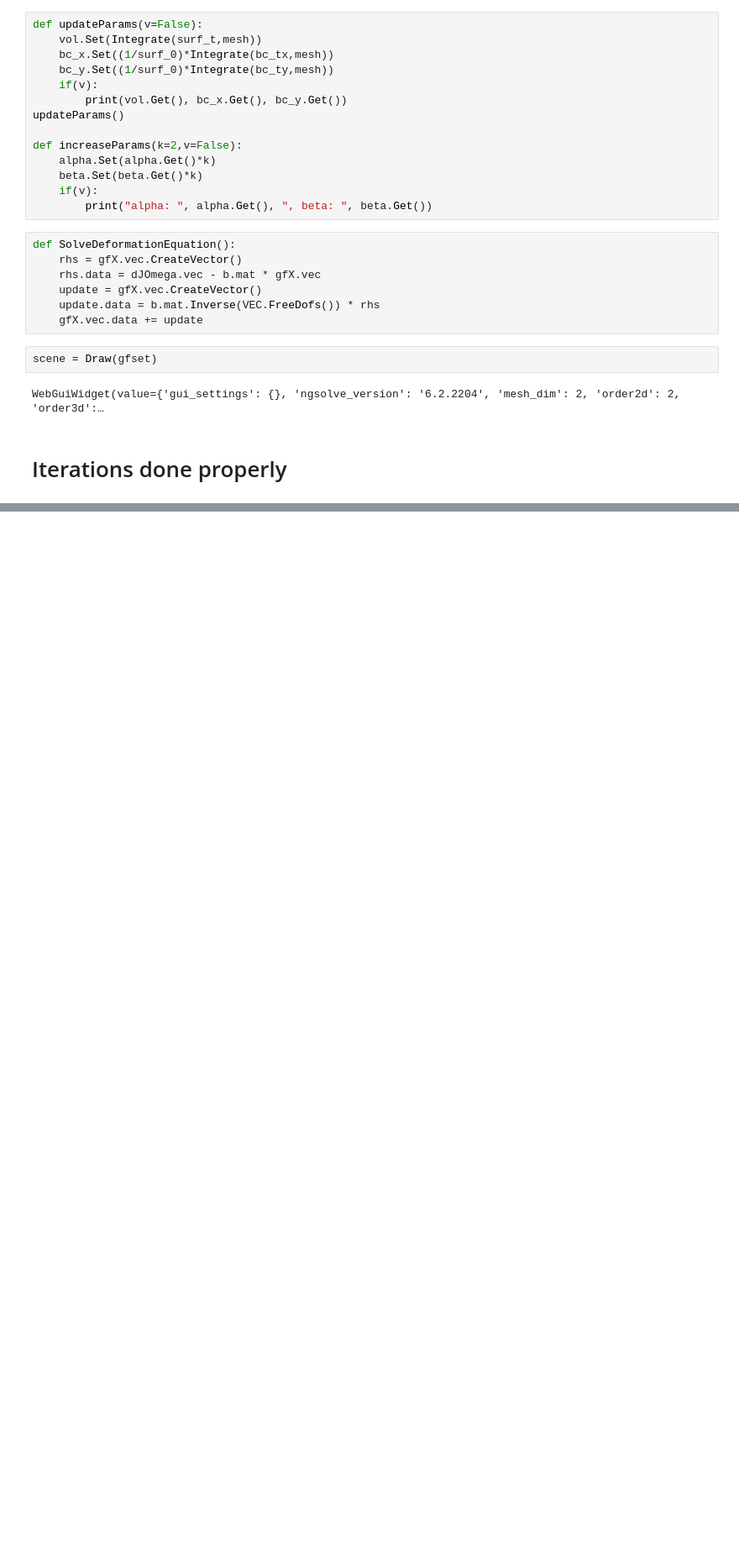
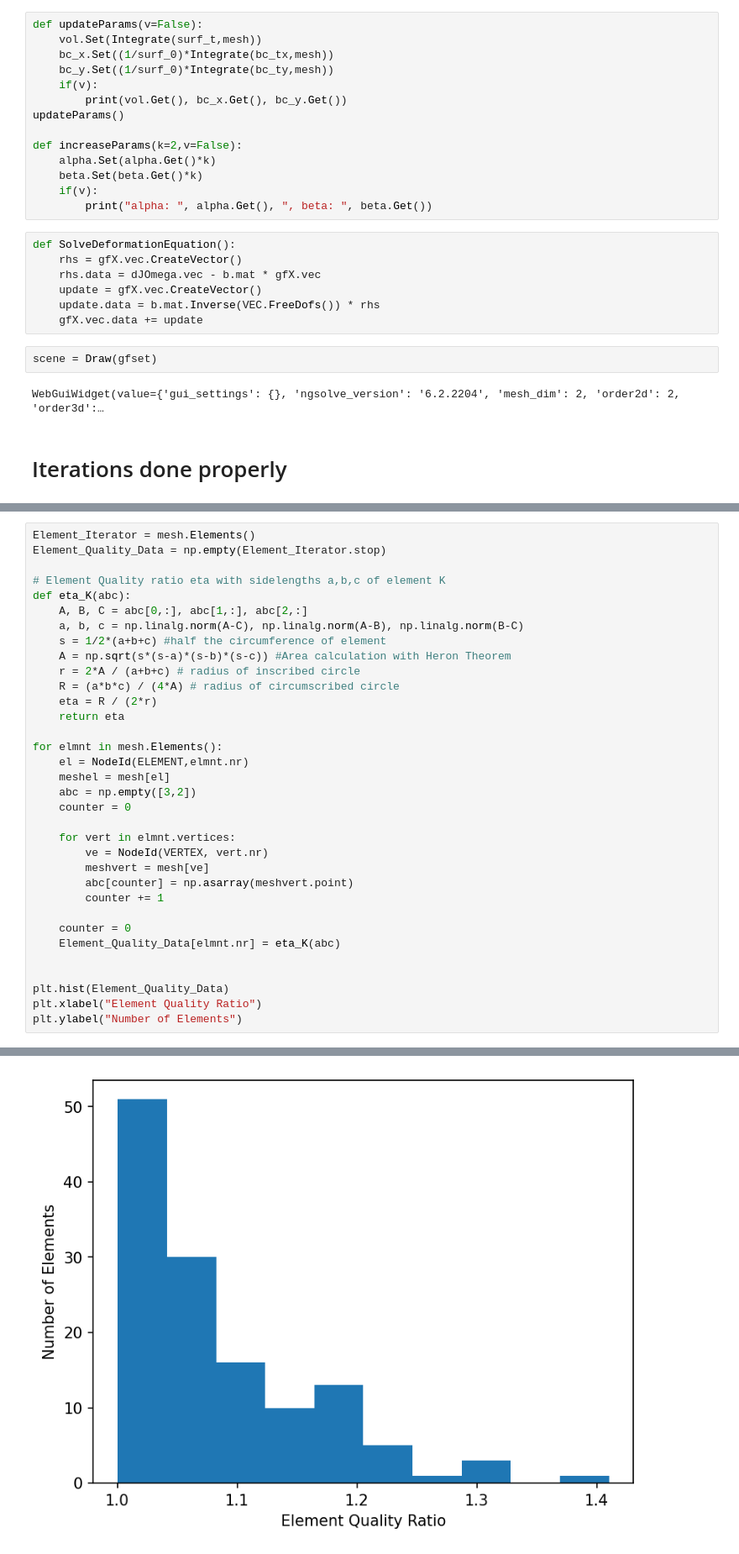
Before and after one commit to Alpel99/comp_math_SE, a Jupyter notebook: code/shape_opt_auto.ipynb, the cells around one changed output, grey strips where cells are left out. Shown: that part at 84% size. Saved outputs shown, nothing was run; the diff lists cells and outputs as text; blank space fills up the shorter version.

Commit message:
added mesh quality evaluation

```diff
--- a/code/shape_opt_auto.ipynb
+++ b/code/shape_opt_auto.ipynb
@@ -272,0 +276,35 @@ drag at iteration 0 :  1.101252184865718e-05
+# %%
+Element_Iterator = mesh.Elements()
+Element_Quality_Data = np.empty(Element_Iterator.stop)
+
+# Element Quality ratio eta with sidelengths a,b,c of element K
+def eta_K(abc):
+    A, B, C = abc[0,:], abc[1,:], abc[2,:]
+    a, b, c = np.linalg.norm(A-C), np.linalg.norm(A-B), np.linalg.norm(B-C)
+    s = 1/2*(a+b+c) #half the circumference of element
+    A = np.sqrt(s*(s-a)*(s-b)*(s-c)) #Area calculation with Heron Theorem
+    r = 2*A / (a+b+c) # radius of inscribed circle
+    R = (a*b*c) / (4*A) # radius of circumscribed circle
+    eta = R / (2*r)
+    return eta
+
+for elmnt in mesh.Elements():
+    el = NodeId(ELEMENT,elmnt.nr)
+    meshel = mesh[el]
+    abc = np.empty([3,2])
+    counter = 0
+
+    for vert in elmnt.vertices:
+        ve = NodeId(VERTEX, vert.nr)
+        meshvert = mesh[ve]
+        abc[counter] = np.asarray(meshvert.point)
+        counter += 1
+
+    counter = 0
+    Element_Quality_Data[elmnt.nr] = eta_K(abc)
+
+
+plt.hist(Element_Quality_Data)
+plt.xlabel("Element Quality Ratio")
+plt.ylabel("Number of Elements")
+# %% [output]
@@ -273,3 +312,4 @@ drag at iteration 0 :  1.101252184865718e-05
+[figure, added]
 # %%
 plt.rcParams['figure.dpi'] = 150
 c = 0
```
Also changed, not shown: parts of 5 cells of this notebook.
